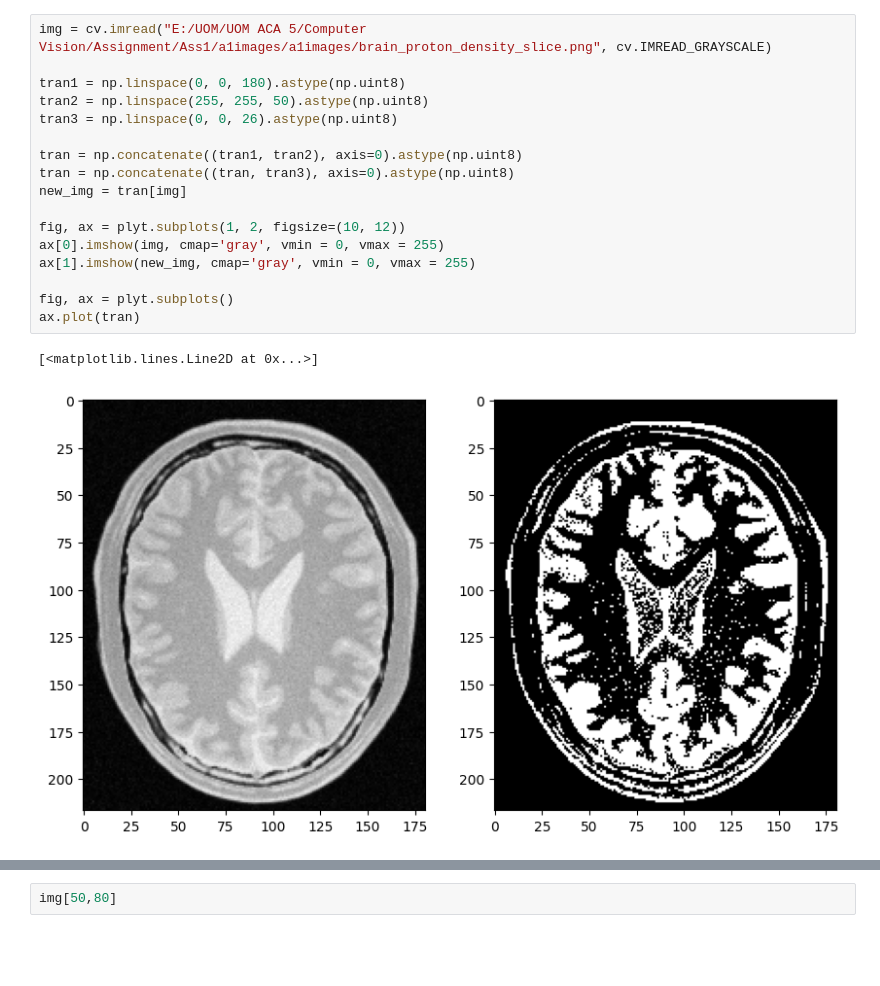
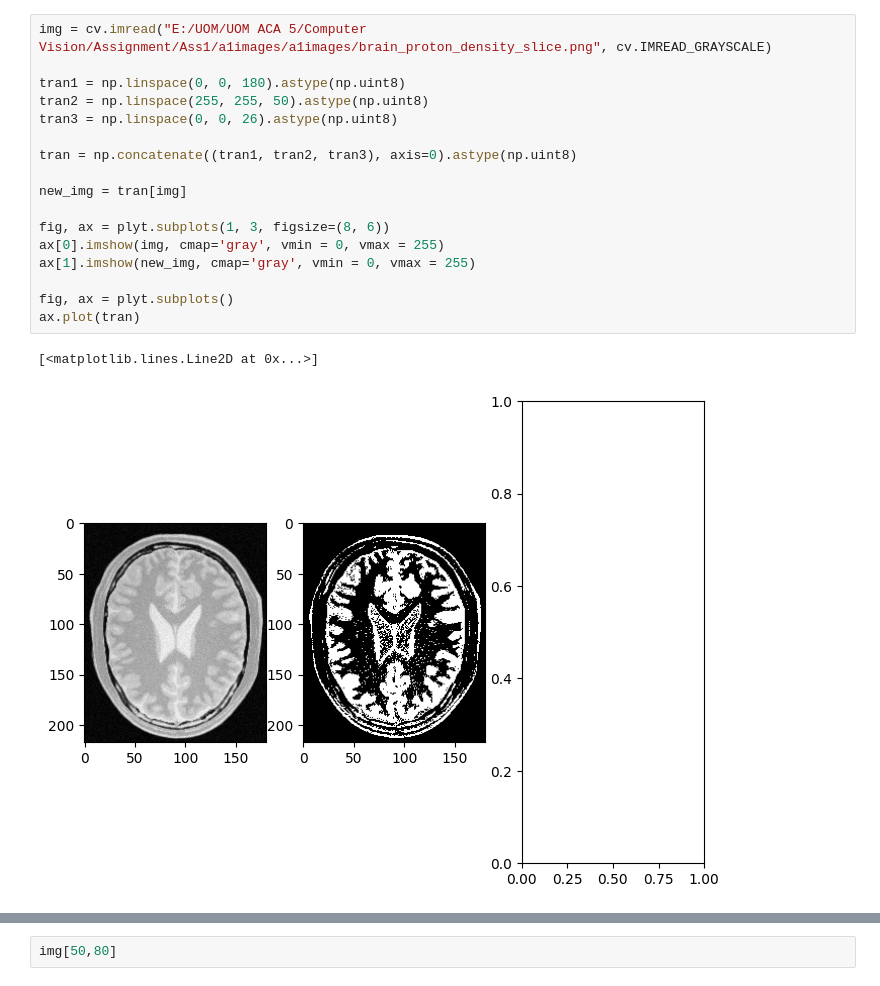
Before and after one commit to bathiy/EN3610-Image-Processing-and-Computer-Vision-, a Jupyter notebook: 220036L_Assignment1.ipynb, the cells around one changed output, grey strips where cells are left out. Drawn from its saved outputs; the diff is of its cells as text; blank space fills up the shorter version.

```diff
--- a/220036L_Assignment1.ipynb
+++ b/220036L_Assignment1.ipynb
@@ -26,23 +36,23 @@ ax.plot(tran)
 # %%
 img = cv.imread("E:/UOM/UOM ACA 5/Computer Vision/Assignment/Ass1/a1images/a1images/brain_proton_density_slice.png", cv.IMREAD_GRAYSCALE)
 
 tran1 = np.linspace(0, 0, 180).astype(np.uint8)
 tran2 = np.linspace(255, 255, 50).astype(np.uint8)
 tran3 = np.linspace(0, 0, 26).astype(np.uint8)
 
-tran = np.concatenate((tran1, tran2), axis=0).astype(np.uint8)
-tran = np.concatenate((tran, tran3), axis=0).astype(np.uint8)
+tran = np.concatenate((tran1, tran2, tran3), axis=0).astype(np.uint8)
+
 new_img = tran[img]
 
-fig, ax = plyt.subplots(1, 2, figsize=(10, 12))
+fig, ax = plyt.subplots(1, 3, figsize=(8, 6))
 ax[0].imshow(img, cmap='gray', vmin = 0, vmax = 255)
 ax[1].imshow(new_img, cmap='gray', vmin = 0, vmax = 255)
 
 fig, ax = plyt.subplots()
 ax.plot(tran)
 # %% [output]
 [<matplotlib.lines.Line2D at 0x...>]
-[figure, old version]
+[figure, new version]
 [figure]
 # %%
 img[50,80]
```
Also changed, not shown: parts of 4 cells of this notebook.
